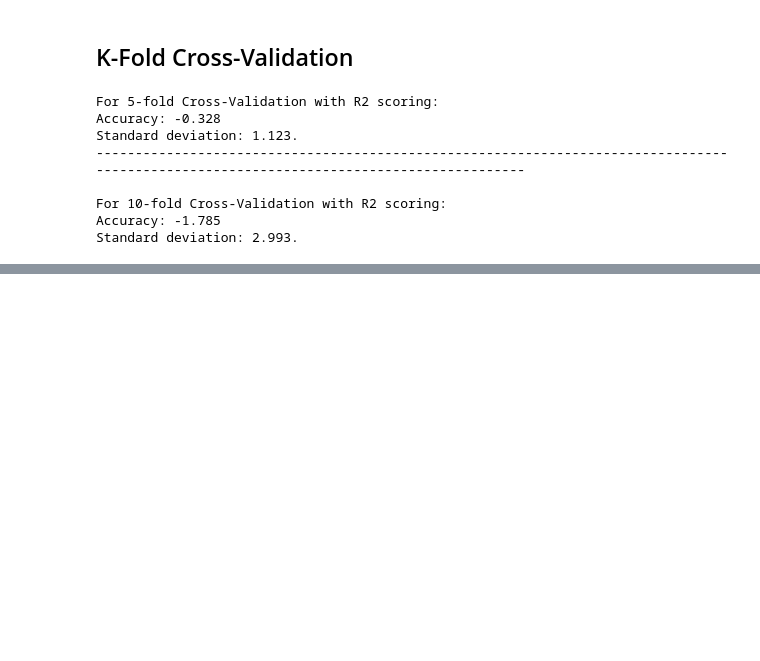
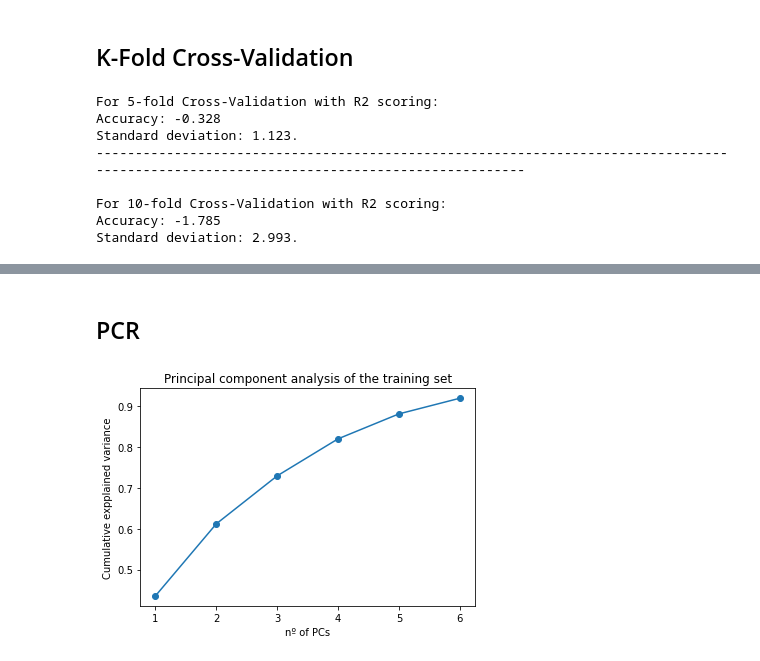
Before and after one commit to lucasabdalah/Exploratory-Data-Analisys, a Jupyter notebook: code/hw2/data_regression.ipynb, the cells around one changed output, grey strips where cells are left out. Cells and saved outputs as stored; diff of their text form; code cells hidden in the pictures; blank space fills up the shorter version.

```diff
--- a/code/hw2/data_regression.ipynb
+++ b/code/hw2/data_regression.ipynb
@@ -460 +462,15 @@ Explain variance score = 0.79
 ----------------------------------------------------------------------------------------------------------------------------------------
+# %% [markdown]
+## PCR
+# %%
+# Principal component analysis of the training set:
+pca = PCA(n_components=6)
+pca.fit(X_train)
+plt.figure()
+plt.title('Principal component analysis of the training set')
+plt.xlabel('nº of PCs')
+plt.ylabel('Cumulative expplained variance')
+plt.plot(np.arange(6)+1, np.cumsum(pca.explained_variance_ratio_), 'o-')
+plt.show()
+# %% [output]
+[figure, added]
```
Also changed, not shown: parts of 10 cells of this notebook.
